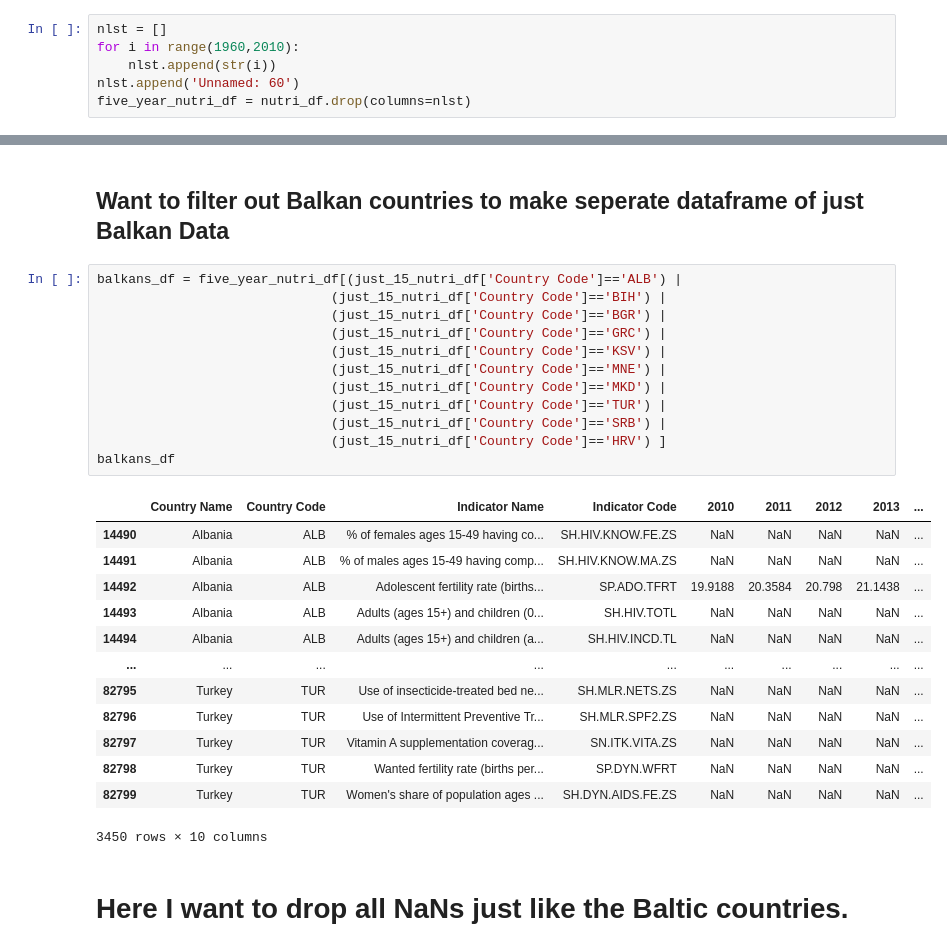
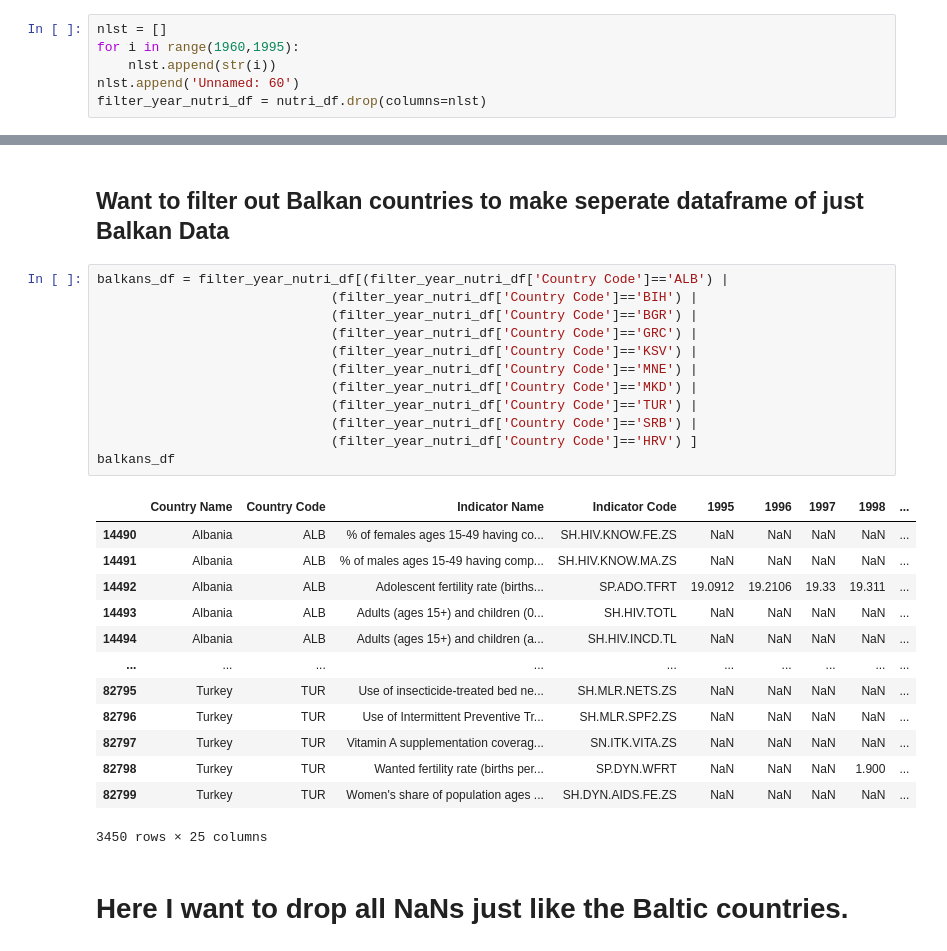
Before and after one commit to jhardin7612/python_eda_case_study, a Jupyter notebook: Andy-Explore.ipynb, the cells around one changed output, grey strips where cells are left out. Cells and saved outputs as stored; diff of their text form.

```diff
--- a/Andy-Explore.ipynb
+++ b/Andy-Explore.ipynb
@@ -43,10 +43,10 @@ nlst.append('Unnamed: 60')
 just_15_nutri_df = nutri_df.drop(columns=nlst)
 # %%
 nlst = []
-for i in range(1960,2010):
+for i in range(1960,1995):
     nlst.append(str(i))
 nlst.append('Unnamed: 60')
-five_year_nutri_df = nutri_df.drop(columns=nlst)
+filter_year_nutri_df = nutri_df.drop(columns=nlst)
 # %% [markdown]
 Just want the Baltic countries for the baltic_df so filtered it by country code.
 Then replaced any NaN value with 0 and filtered out all 0s.
@@ -64,31 +74,31 @@ baltic_filtered_df
 # %% [markdown]
 ## Want to filter out Balkan countries to make seperate dataframe of just Balkan Data
 # %%
-balkans_df = five_year_nutri_df[(just_15_nutri_df['Country Code']=='ALB') |
-                              (just_15_nutri_df['Country Code']=='BIH') |
-                              (just_15_nutri_df['Country Code']=='BGR') |
-                              (just_15_nutri_df['Country Code']=='GRC') |
-                              (just_15_nutri_df['Country Code']=='KSV') |
-                              (just_15_nutri_df['Country Code']=='MNE') |
-                              (just_15_nutri_df['Country Code']=='MKD') |
-                              (just_15_nutri_df['Country Code']=='TUR') |
-                              (just_15_nutri_df['Country Code']=='SRB') |
-                              (just_15_nutri_df['Country Code']=='HRV') ]
+balkans_df = filter_year_nutri_df[(filter_year_nutri_df['Country Code']=='ALB') |
+                              (filter_year_nutri_df['Country Code']=='BIH') |
+                              (filter_year_nutri_df['Country Code']=='BGR') |
+                              (filter_year_nutri_df['Country Code']=='GRC') |
+                              (filter_year_nutri_df['Country Code']=='KSV') |
+                              (filter_year_nutri_df['Country Code']=='MNE') |
+                              (filter_year_nutri_df['Country Code']=='MKD') |
+                              (filter_year_nutri_df['Country Code']=='TUR') |
+                              (filter_year_nutri_df['Country Code']=='SRB') |
+                              (filter_year_nutri_df['Country Code']=='HRV') ]
 balkans_df
 # %% [output]
-|  | Country Name | Country Code | Indicator Name | Indicator Code | 2010 | 2011 | 2012 | 2013 | ... |
+|  | Country Name | Country Code | Indicator Name | Indicator Code | 1995 | 1996 | 1997 | 1998 | ... |
 | 14490 | Albania | ALB | % of females ages 15-49 having co... | SH.HIV.KNOW.FE.ZS | NaN | NaN | NaN | NaN | ... |
 | 14491 | Albania | ALB | % of males ages 15-49 having comp... | SH.HIV.KNOW.MA.ZS | NaN | NaN | NaN | NaN | ... |
-| 14492 | Albania | ALB | Adolescent fertility rate (births... | SP.ADO.TFRT | 19.9188 | 20.3584 | 20.798 | 21.1438 | ... |
+| 14492 | Albania | ALB | Adolescent fertility rate (births... | SP.ADO.TFRT | 19.0912 | 19.2106 | 19.33 | 19.311 | ... |
 | 14493 | Albania | ALB | Adults (ages 15+) and children (0... | SH.HIV.TOTL | NaN | NaN | NaN | NaN | ... |
 | 14494 | Albania | ALB | Adults (ages 15+) and children (a... | SH.HIV.INCD.TL | NaN | NaN | NaN | NaN | ... |
 | ... | ... | ... | ... | ... | ... | ... | ... | ... | ... |
 | 82795 | Turkey | TUR | Use of insecticide-treated bed ne... | SH.MLR.NETS.ZS | NaN | NaN | NaN | NaN | ... |
 | 82796 | Turkey | TUR | Use of Intermittent Preventive Tr... | SH.MLR.SPF2.ZS | NaN | NaN | NaN | NaN | ... |
 | 82797 | Turkey | TUR | Vitamin A supplementation coverag... | SN.ITK.VITA.ZS | NaN | NaN | NaN | NaN | ... |
-| 82798 | Turkey | TUR | Wanted fertility rate (births per... | SP.DYN.WFRT | NaN | NaN | NaN | NaN | ... |
+| 82798 | Turkey | TUR | Wanted fertility rate (births per... | SP.DYN.WFRT | NaN | NaN | NaN | 1.900 | ... |
 | 82799 | Turkey | TUR | Women's share of population ages ... | SH.DYN.AIDS.FE.ZS | NaN | NaN | NaN | NaN | ... |
-3450 rows × 10 columns
+3450 rows × 25 columns
 # %% [markdown]
 # Here I want to drop all NaNs just like the Baltic countries.
 # %%
```
Also changed, not shown: parts of 6 cells of this notebook.
